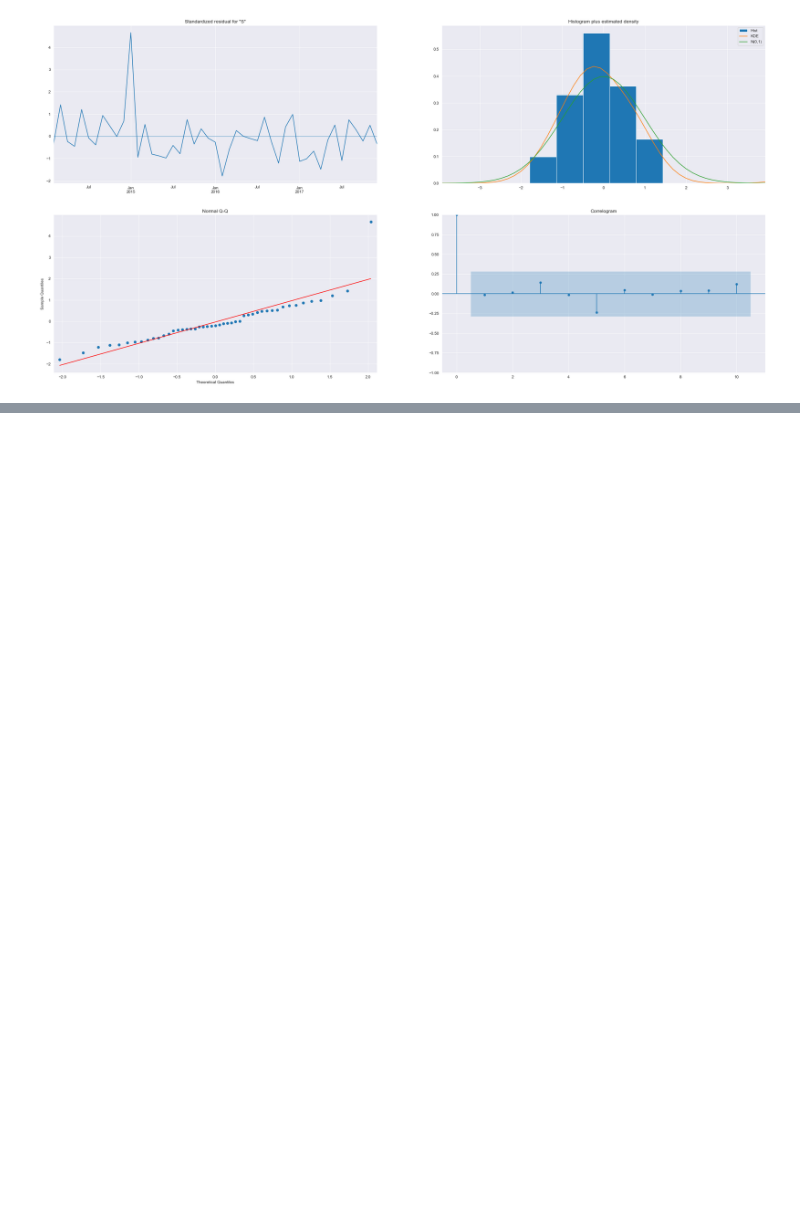
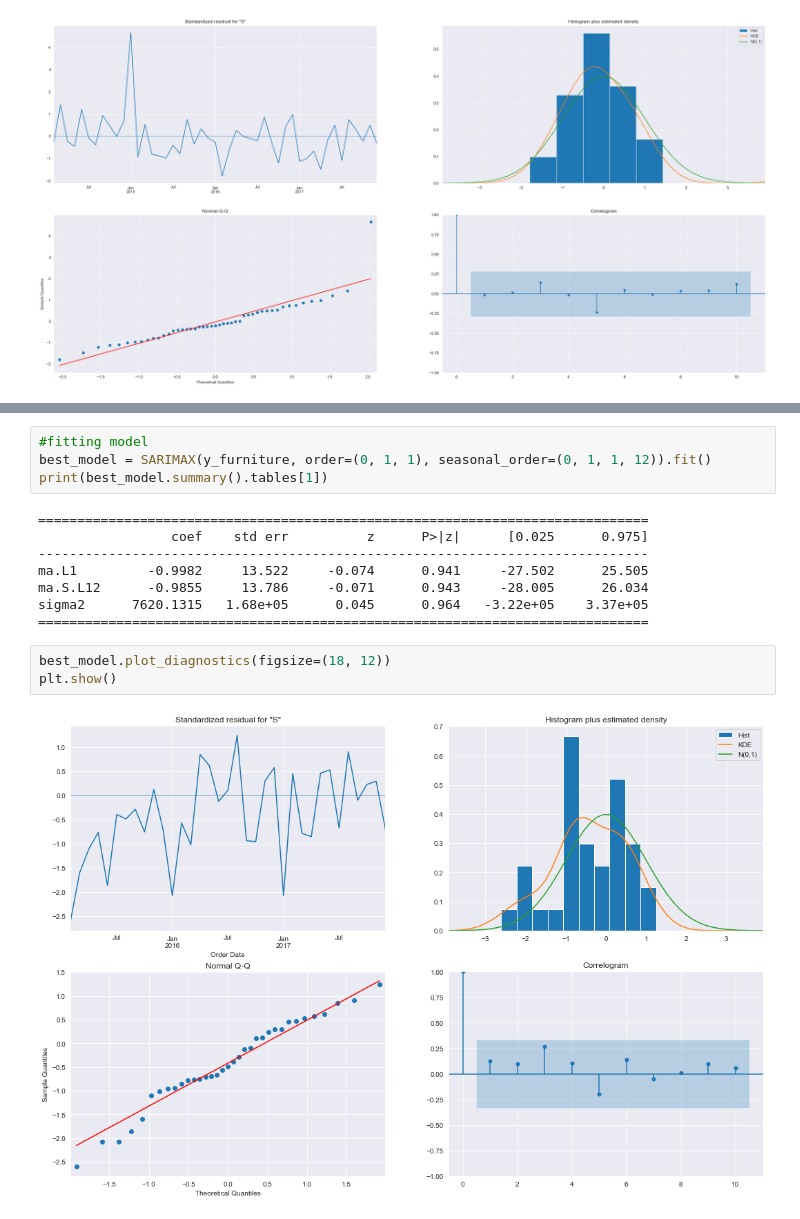
Before and after one commit to MaverickWolf14/Time-series-forecasting-of-superstore-data, a Jupyter notebook: main.ipynb, the cells around one changed output, grey strips where cells are left out. Cells and saved outputs as stored; diff of their text form; blank space fills up the shorter version.

```diff
--- a/main.ipynb
+++ b/main.ipynb
@@ -380,0 +482,17 @@ plt.show()
+# %%
+#fitting model
+best_model = SARIMAX(y_furniture, order=(0, 1, 1), seasonal_order=(0, 1, 1, 12)).fit()
+print(best_model.summary().tables[1])
+# %% [output]
+==============================================================================
+                 coef    std err          z      P>|z|      [0.025      0.975]
+------------------------------------------------------------------------------
+ma.L1         -0.9982     13.522     -0.074      0.941     -27.502      25.505
+ma.S.L12      -0.9855     13.786     -0.071      0.943     -28.005      26.034
+sigma2      7620.1315   1.68e+05      0.045      0.964   -3.22e+05    3.37e+05
+==============================================================================
+# %%
+best_model.plot_diagnostics(figsize=(18, 12))
+plt.show()
+# %% [output]
+[figure, added]
```
Also changed, not shown: parts of 28 cells of this notebook.
